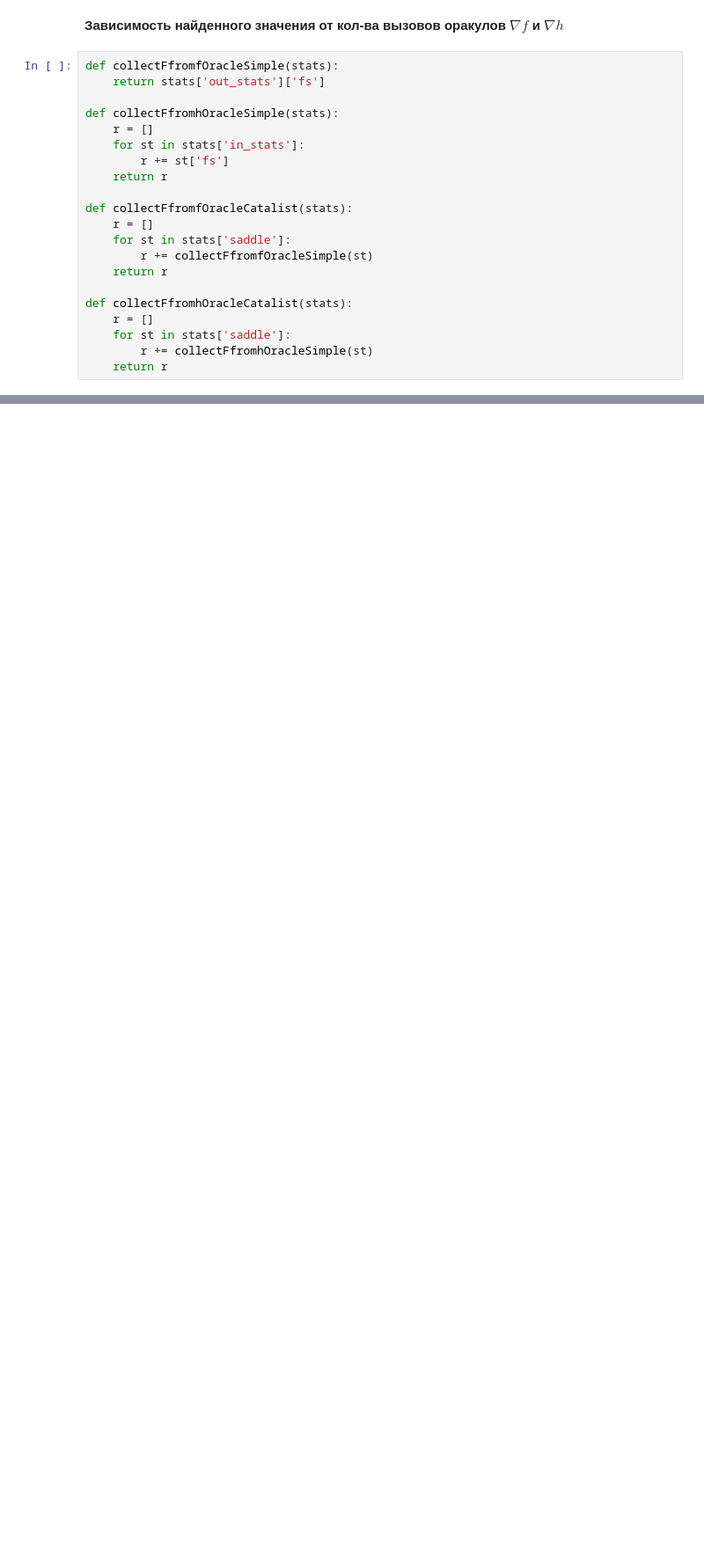
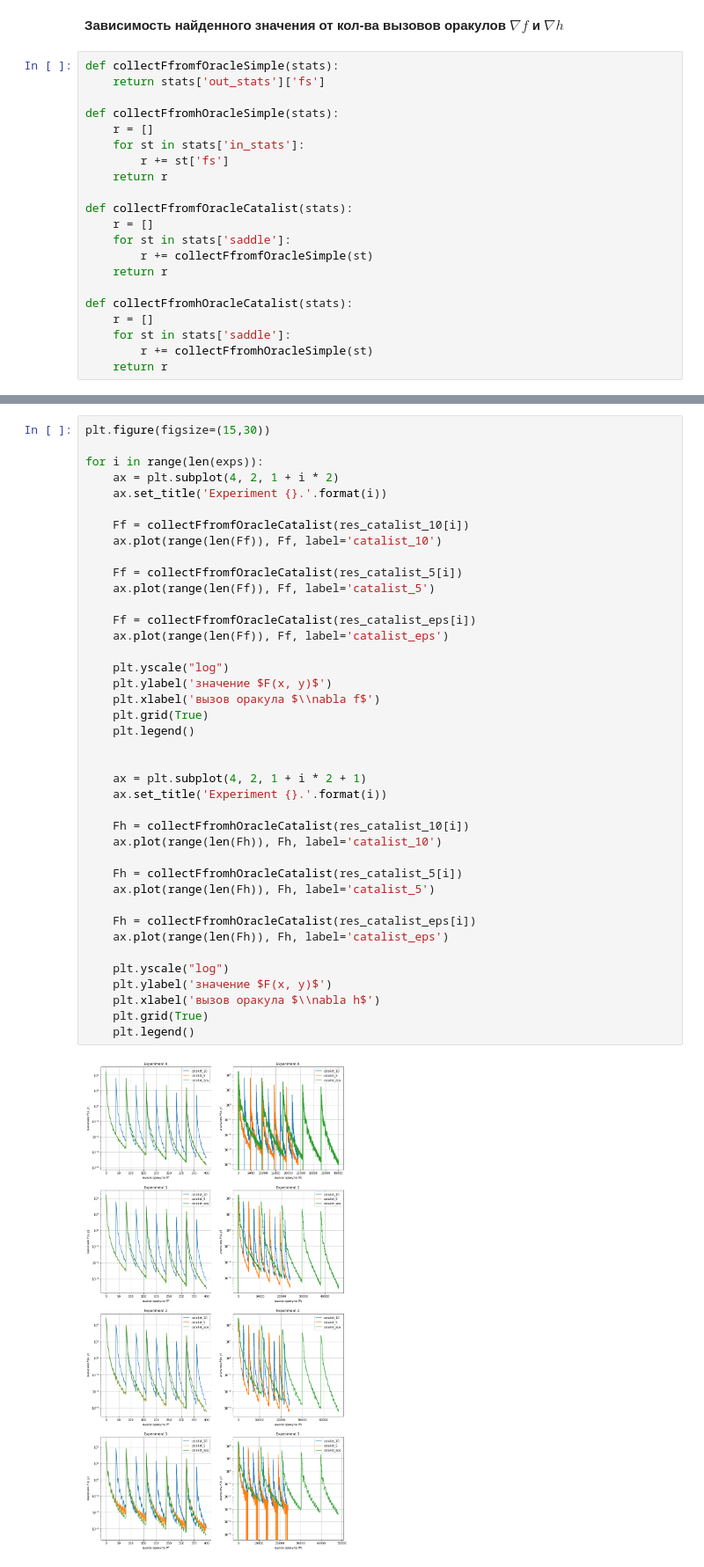
Before and after one commit to nikvas0/optimization_project, a Jupyter notebook: experiments.ipynb, the cells around one changed output, grey strips where cells are left out. Shown: that part at 88% size. Drawn from its saved outputs; the diff is of its cells as text; blank space fills up the shorter version.

```diff
--- a/experiments.ipynb
+++ b/experiments.ipynb
@@ -286,0 +381,42 @@ TODO: исследовать зависимость подробнее на од
+# %%
+plt.figure(figsize=(15,30))
+
+for i in range(len(exps)):
+    ax = plt.subplot(4, 2, 1 + i * 2)
+    ax.set_title('Experiment {}.'.format(i))
+
+    Ff = collectFfromfOracleCatalist(res_catalist_10[i])
+    ax.plot(range(len(Ff)), Ff, label='catalist_10')
+
+    Ff = collectFfromfOracleCatalist(res_catalist_5[i])
+    ax.plot(range(len(Ff)), Ff, label='catalist_5')
+
+    Ff = collectFfromfOracleCatalist(res_catalist_eps[i])
+    ax.plot(range(len(Ff)), Ff, label='catalist_eps')
+
+    plt.yscale("log")
+    plt.ylabel('значение $F(x, y)$')
+    plt.xlabel('вызов оракула $\\nabla f$')
+    plt.grid(True)
+    plt.legend()
+
+
+    ax = plt.subplot(4, 2, 1 + i * 2 + 1)
+    ax.set_title('Experiment {}.'.format(i))
+
+    Fh = collectFfromhOracleCatalist(res_catalist_10[i])
+    ax.plot(range(len(Fh)), Fh, label='catalist_10')
+
+    Fh = collectFfromhOracleCatalist(res_catalist_5[i])
+    ax.plot(range(len(Fh)), Fh, label='catalist_5')
+
+    Fh = collectFfromhOracleCatalist(res_catalist_eps[i])
+    ax.plot(range(len(Fh)), Fh, label='catalist_eps')
+
+    plt.yscale("log")
+    plt.ylabel('значение $F(x, y)$')
+    plt.xlabel('вызов оракула $\\nabla h$')
+    plt.grid(True)
+    plt.legend()
+# %% [output]
+[figure, added]
```
Also changed, not shown: parts of 11 cells of this notebook, 1 other file.
